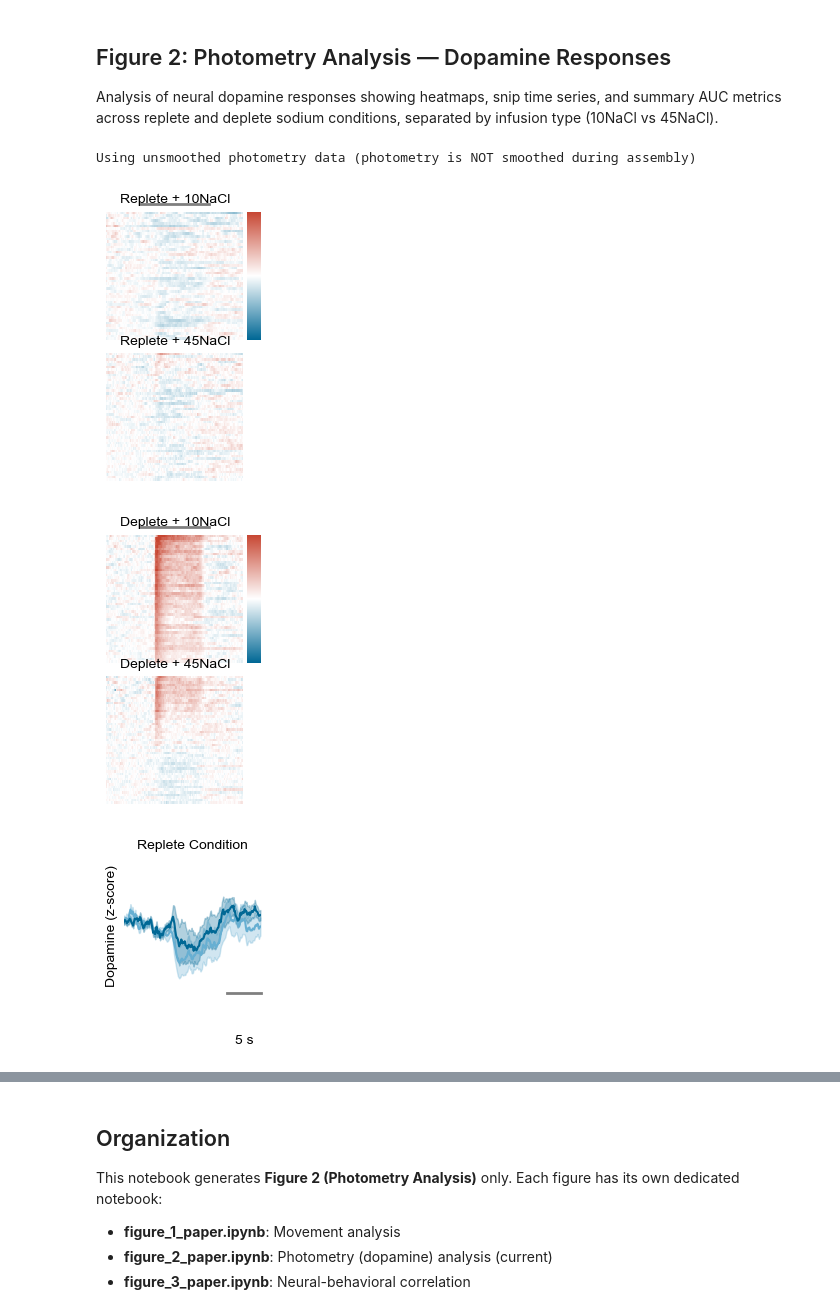
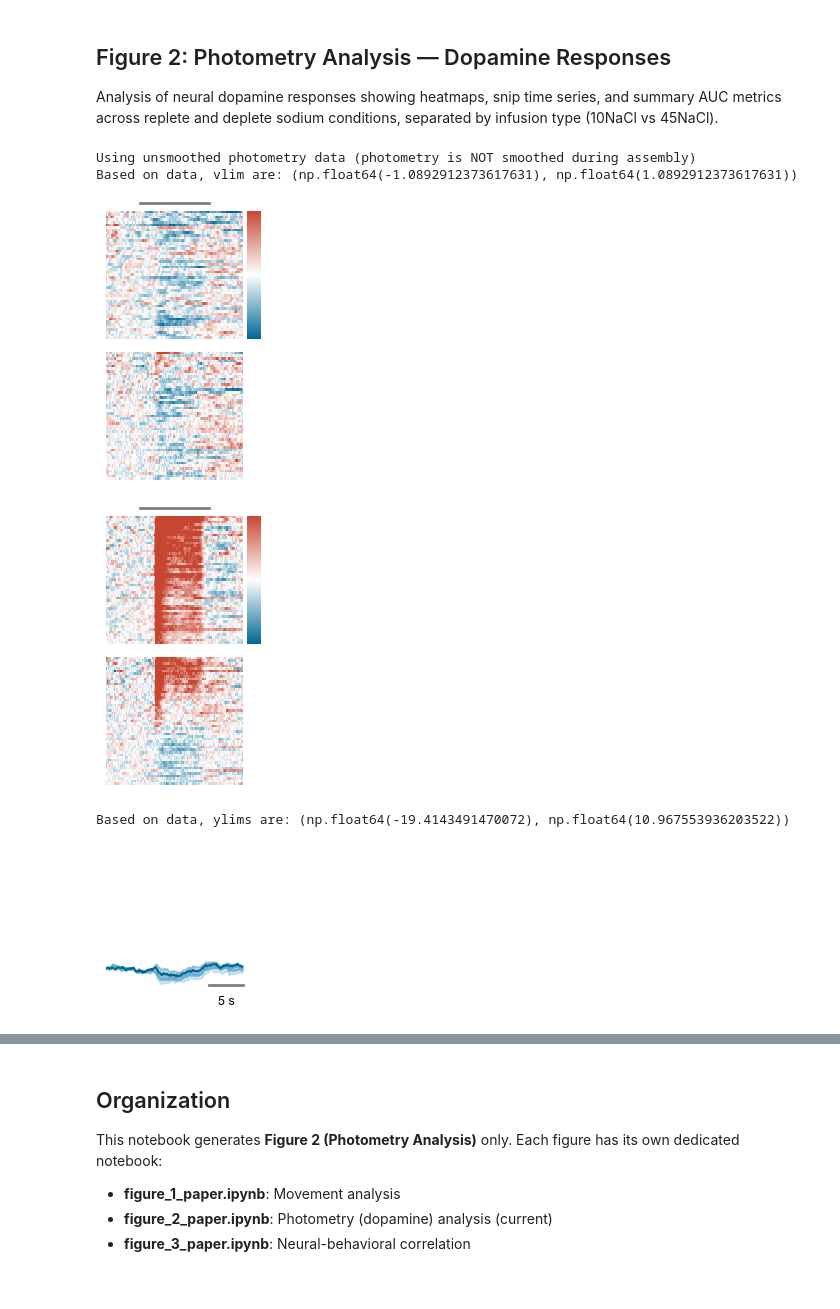
Before and after one commit to jaimemcc/bazzino, a Jupyter notebook: notebooks/figure_2_paper.ipynb, the cells around one changed output, grey strips where cells are left out. Saved outputs shown, nothing was run; the diff lists cells and outputs as text; code cells hidden in the pictures; blank space fills up the shorter version.

```diff
--- a/notebooks/figure_2_paper.ipynb
+++ b/notebooks/figure_2_paper.ipynb
@@ -8,20 +8,21 @@ This notebook generates publication-ready figures for photometry data (dopamine
 %load_ext autoreload
 %autoreload 2
 
+import pathlib
 from pathlib import Path
 import sys
+sys.path.insert(0, str(Path("../src").resolve()))
+from pickle_compat import enable_dill_pathlib_compat
+enable_dill_pathlib_compat()
+
 import numpy as np
 import pandas as pd
 import matplotlib.pyplot as plt
 import dill
 
-# Add src to path for importing local modules
-sys.path.insert(0, str(Path("../src").resolve()))
-from pickle_compat import enable_dill_pathlib_compat
-enable_dill_pathlib_compat()
 
 from figure_config import (
-    configure_matplotlib, COLORS, HEATMAP_CMAP,
+    configure_matplotlib, COLORS, HEATMAP_CMAP_DIV,
     DATAFOLDER, RESULTSFOLDER, FIGSFOLDER,
     HEATMAP_VLIM_PHOTO, YLIMS_PHOTO,
     PHOTO_SMOOTH_WINDOW, SAVE_FIGS
@@ -30,11 +31,11 @@ from figure_plotting import (
     smooth_array, get_heatmap_data, get_mean_snips, get_auc,
     init_heatmap_figure, init_snips_figure, make_heatmap,
     plot_snips, plot_auc_summary, save_figure_atomic, print_auc_stats,
-    scale_vlim_to_data
+    scale_vlim_to_data, calculate_ylims, make_correlation_plot_da
 )
 
 # Configure matplotlib
 configure_matplotlib()
 colors = COLORS  # Use shared color palette
-custom_cmap = HEATMAP_CMAP  # Use shared colormap
+custom_cmap = HEATMAP_CMAP_DIV  # Use shared colormap
 # %% [output]
@@ -93,36 +104,31 @@ print(f"Using unsmoothed photometry data (photometry is NOT smoothed during asse
 
 # Parameters for visualization
 # Use dynamic scaling based on actual data instead of static limits
-vlim = scale_vlim_to_data(snips_photo_smooth, percentile=99)
-# vlim = (-0.5, 0.5)  # Uncomment to override auto scaling with hardcoded values
-ylims = YLIMS_PHOTO  # snips plot limits
+vlim = scale_vlim_to_data(snips_photo_smooth, percentile=80)
+print("Based on data, vlim are:", vlim)
+vlim = (-1, 1)  # Uncomment to override auto scaling with hardcoded values
 # %% [output]
 Using unsmoothed photometry data (photometry is NOT smoothed during assembly)
+Based on data, vlim are: (np.float64(-1.0892912373617631), np.float64(1.0892912373617631))
 # %%
 ### 2A. Heatmaps — Replete Condition
 
 f, ax1, ax2, cbar_ax = init_heatmap_figure()
 
 # Replete + 10NaCl
 heatmap_data_rep_10 = get_heatmap_data(snips_photo_smooth, x_array, "replete", "10NaCl")
 replete_10_auc = get_auc(heatmap_data_rep_10)
-make_heatmap(heatmap_data_rep_10, ax1, vlim, inf_bar=True)
+make_heatmap(heatmap_data_rep_10, ax1, vlim, inf_bar=True, cmap=custom_cmap)
 
 # Replete + 45NaCl
 heatmap_data_rep_45 = get_heatmap_data(snips_photo_smooth, x_array, "replete", "45NaCl")
 replete_45_auc = get_auc(heatmap_data_rep_45)
-make_heatmap(heatmap_data_rep_45, ax2, vlim, cbar_ax=cbar_ax)
-
-ax1.set_title("Replete + 10NaCl", fontsize=10)
-ax2.set_title("Replete + 45NaCl", fontsize=10)
+make_heatmap(heatmap_data_rep_45, ax2, vlim, cmap=custom_cmap, cbar_ax=cbar_ax)
 
 if SAVE_FIGS:
     save_figure_atomic(f, "fig2_heatmap_dopamine_replete", FIGSFOLDER)
-
-plt.tight_layout()
-plt.show()
 # %% [output]
-[figure, old version]
+[figure, new version]
 # %%
 ### 2B. Heatmaps — Deplete Condition
 
@@ -131,23 +137,24 @@ f, ax1, ax2, cbar_ax = init_heatmap_figure()
 # Deplete + 10NaCl
 heatmap_data_dep_10 = get_heatmap_data(snips_photo_smooth, x_array, "deplete", "10NaCl")
 deplete_10_auc = get_auc(heatmap_data_dep_10)
-make_heatmap(heatmap_data_dep_10, ax1, vlim, inf_bar=True)
+make_heatmap(heatmap_data_dep_10, ax1, vlim, cmap=custom_cmap, inf_bar=True)
 
 # Deplete + 45NaCl
 heatmap_data_dep_45 = get_heatmap_data(snips_photo_smooth, x_array, "deplete", "45NaCl")
 deplete_45_auc = get_auc(heatmap_data_dep_45)
-make_heatmap(heatmap_data_dep_45, ax2, vlim, cbar_ax=cbar_ax)
-
-ax1.set_title("Deplete + 10NaCl", fontsize=10)
-ax2.set_title("Deplete + 45NaCl", fontsize=10)
+make_heatmap(heatmap_data_dep_45, ax2, vlim, cmap=custom_cmap, cbar_ax=cbar_ax)
 
 if SAVE_FIGS:
     save_figure_atomic(f, "fig2_heatmap_dopamine_deplete", FIGSFOLDER)
-
-plt.tight_layout()
-plt.show()
 # %% [output]
-[figure, old version]
+[figure, new version]
+# %%
+
+ylims = calculate_ylims(snips_photo_smooth)  # Calculate ylims based on data
+print("Based on data, ylims are:", ylims)
+ylims = (-0.6, 3)  # snips plot limits
+# %% [output]
+Based on data, ylims are: (np.float64(-19.4143491470072), np.float64(10.967553936203522))
 # %%
 ### 2C. Time Series Snips — Replete Condition
 
@@ -156,16 +163,11 @@ snips_rep_10, snips_rep_45 = get_mean_snips(snips_photo_smooth, x_array, "replet
 
 f, ax = init_snips_figure()
 plot_snips(snips_rep_10, snips_rep_45, ax, colors[0], colors[1], ylims)
-ax.set_ylabel("Dopamine (z-score)", fontsize=10)
-ax.set_title("Replete Condition", fontsize=10)
 
 if SAVE_FIGS:
     save_figure_atomic(f, "fig2_snips_dopamine_replete", FIGSFOLDER)
-
-plt.tight_layout()
-plt.show()
 # %% [output]
-[figure, old version]
+[figure, new version]
 # %%
 ### 2D. Time Series Snips — Deplete Condition
 
```
Also changed, not shown: parts of 7 cells of this notebook, 6 other files.
